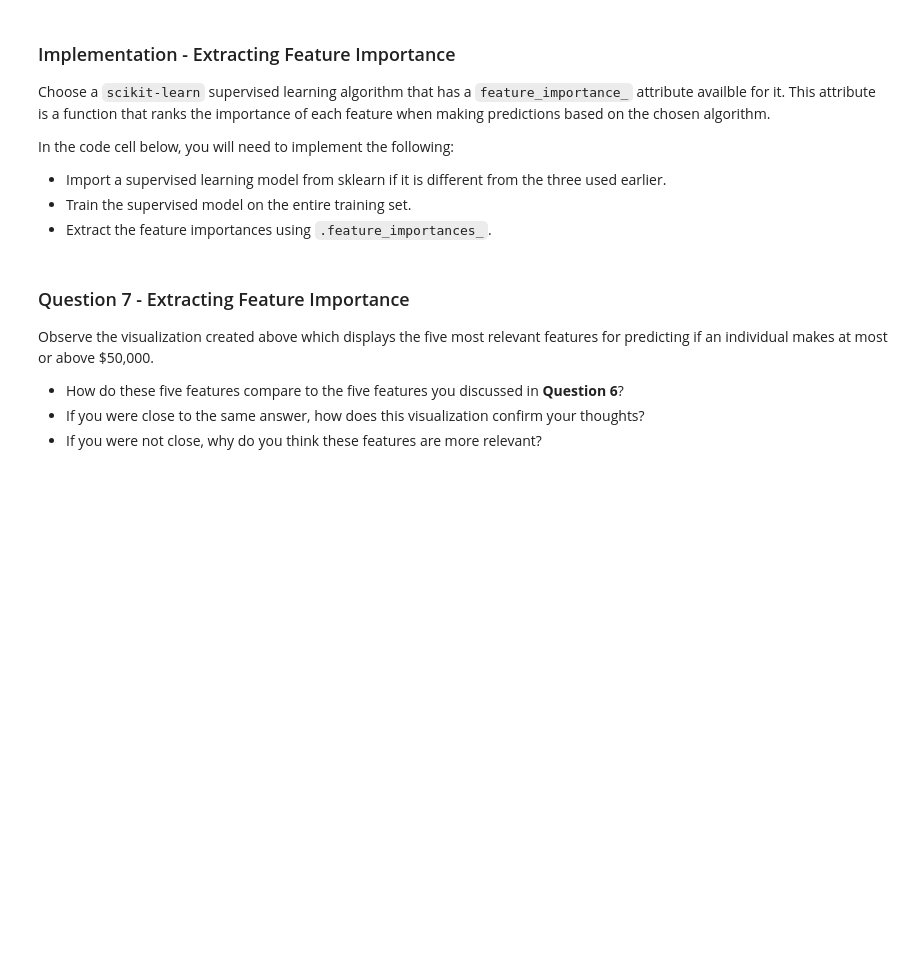
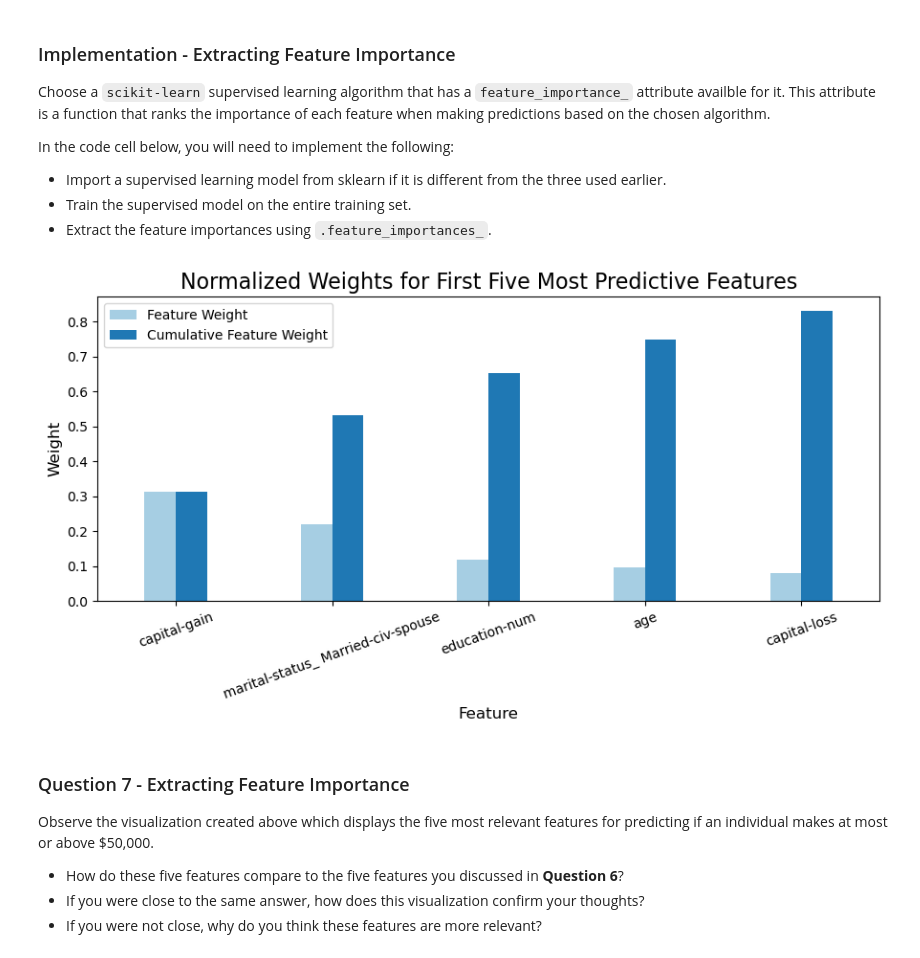
Before and after one commit to M-Zeineddine/Introduction-to-Machine-Learning-with-Pytorch, a Jupyter notebook: Projects/Finding Donors - Supervised/finding_donors.ipynb, the cells around one changed output. Saved outputs shown, nothing was run; the diff lists cells and outputs as text; code cells hidden in the pictures; blank space fills up the shorter version.

```diff
--- a/Projects/Finding Donors - Supervised/finding_donors.ipynb
+++ b/Projects/Finding Donors - Supervised/finding_donors.ipynb
@@ -474,16 +584,19 @@ In the code cell below, you will need to implement the following:
  - Extract the feature importances using `.feature_importances_`.
 # %%
 # TODO: Import a supervised learning model that has 'feature_importances_'
-
+from sklearn.ensemble import AdaBoostClassifier
 
 # TODO: Train the supervised model on the training set using .fit(X_train, y_train)
-model = None
+model = AdaBoostClassifier(random_state=42)
+model.fit(X_train, y_train)
 
 # TODO: Extract the feature importances using .feature_importances_
-importances = None
+importances = model.feature_importances_
 
 # Plot
 vs.feature_plot(importances, X_train, y_train)
+# %% [output]
+[figure, added]
 # %% [markdown]
 ### Question 7 - Extracting Feature Importance
 
```
Also changed, not shown: parts of 26 cells of this notebook, 1 other file.
